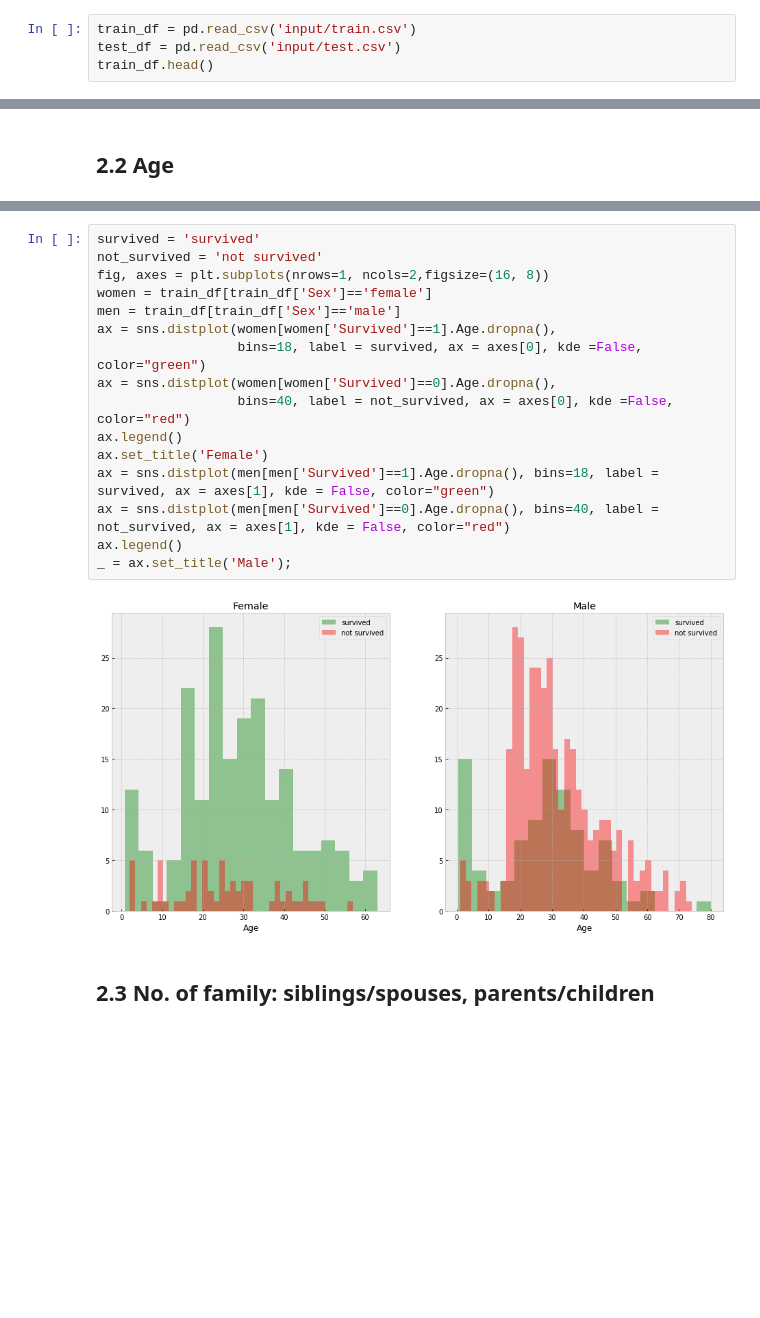
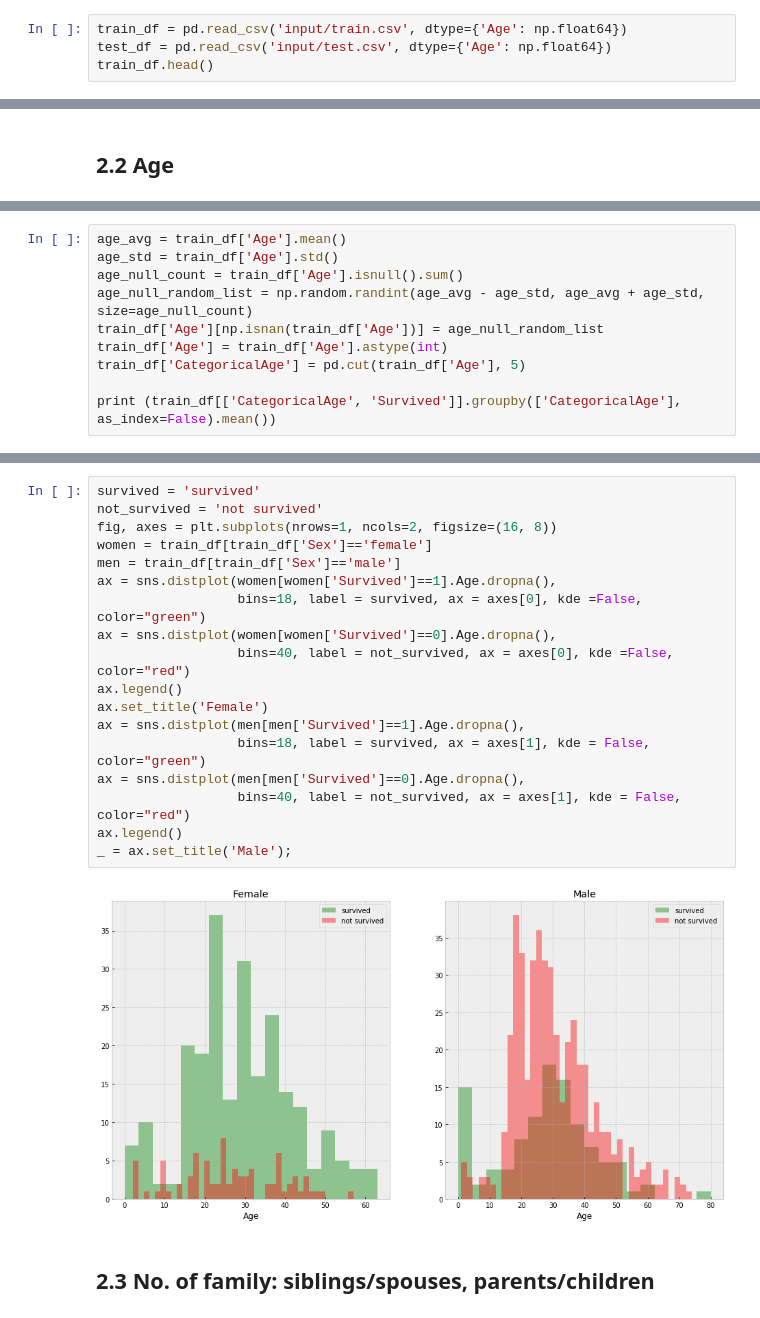
Before and after one commit to Shenghao1993/kaggle-titanic-survival-classification, a Jupyter notebook: Titanic - Exploratory Study & Feature Engineering.ipynb, the cells around one changed output, grey strips where cells are left out. Drawn from its saved outputs; the diff is of its cells as text; blank space fills up the shorter version.

```diff
--- a/Titanic - Exploratory Study & Feature Engineering.ipynb
+++ b/Titanic - Exploratory Study & Feature Engineering.ipynb
@@ -14,8 +15,8 @@ warnings.filterwarnings('ignore')
 # %% [markdown]
 # Chapter I - Data Acuqisition
 # %%
-train_df = pd.read_csv('input/train.csv')
-test_df = pd.read_csv('input/test.csv')
+train_df = pd.read_csv('input/train.csv', dtype={'Age': np.float64})
+test_df = pd.read_csv('input/test.csv', dtype={'Age': np.float64})
 train_df.head()
 # %% [output]
 |  | PassengerId | Survived | Pclass | Name | Sex | Age | SibSp | Parch | Ticket | Fare | ... |
@@ -135,0 +154,10 @@ Observations on Age:<br/>
+# %%
+age_avg = train_df['Age'].mean()
+age_std = train_df['Age'].std()
+age_null_count = train_df['Age'].isnull().sum()
+age_null_random_list = np.random.randint(age_avg - age_std, age_avg + age_std, size=age_null_count)
+train_df['Age'][np.isnan(train_df['Age'])] = age_null_random_list
+train_df['Age'] = train_df['Age'].astype(int)
+train_df['CategoricalAge'] = pd.cut(train_df['Age'], 5)
+
+print (train_df[['CategoricalAge', 'Survived']].groupby(['CategoricalAge'], as_index=False).mean())
@@ -147,21 +182,23 @@ plt.show()
 # %%
 survived = 'survived'
 not_survived = 'not survived'
-fig, axes = plt.subplots(nrows=1, ncols=2,figsize=(16, 8))
+fig, axes = plt.subplots(nrows=1, ncols=2, figsize=(16, 8))
 women = train_df[train_df['Sex']=='female']
 men = train_df[train_df['Sex']=='male']
 ax = sns.distplot(women[women['Survived']==1].Age.dropna(),
                   bins=18, label = survived, ax = axes[0], kde =False, color="green")
 ax = sns.distplot(women[women['Survived']==0].Age.dropna(),
                   bins=40, label = not_survived, ax = axes[0], kde =False, color="red")
 ax.legend()
 ax.set_title('Female')
-ax = sns.distplot(men[men['Survived']==1].Age.dropna(), bins=18, label = survived, ax = axes[1], kde = False, color="green")
-ax = sns.distplot(men[men['Survived']==0].Age.dropna(), bins=40, label = not_survived, ax = axes[1], kde = False, color="red")
+ax = sns.distplot(men[men['Survived']==1].Age.dropna(),
+                  bins=18, label = survived, ax = axes[1], kde = False, color="green")
+ax = sns.distplot(men[men['Survived']==0].Age.dropna(),
+                  bins=40, label = not_survived, ax = axes[1], kde = False, color="red")
 ax.legend()
 _ = ax.set_title('Male');
 # %% [output]
-[figure, old version]
+[figure, new version]
 # %% [markdown]
 ## 2.3 No. of family: siblings/spouses, parents/children
 # %% [markdown]
```
Also changed, not shown: parts of 51 cells of this notebook, 2 other files.
